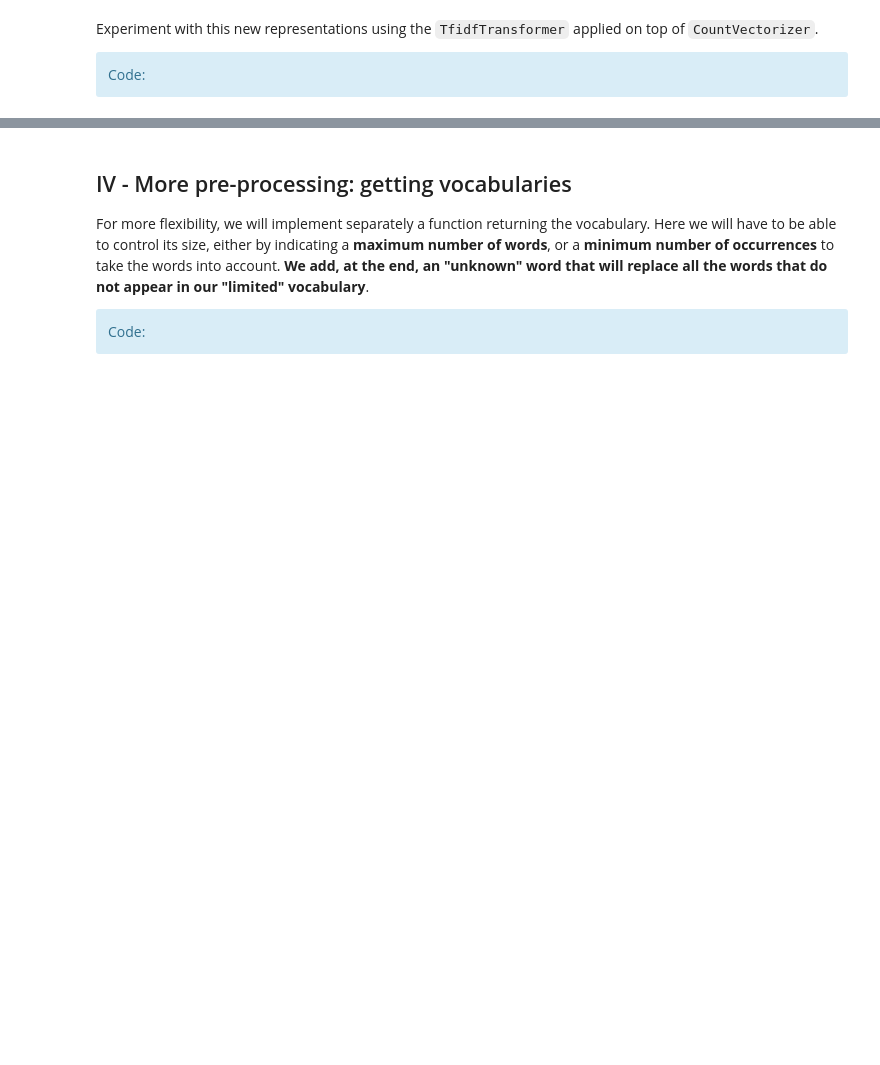
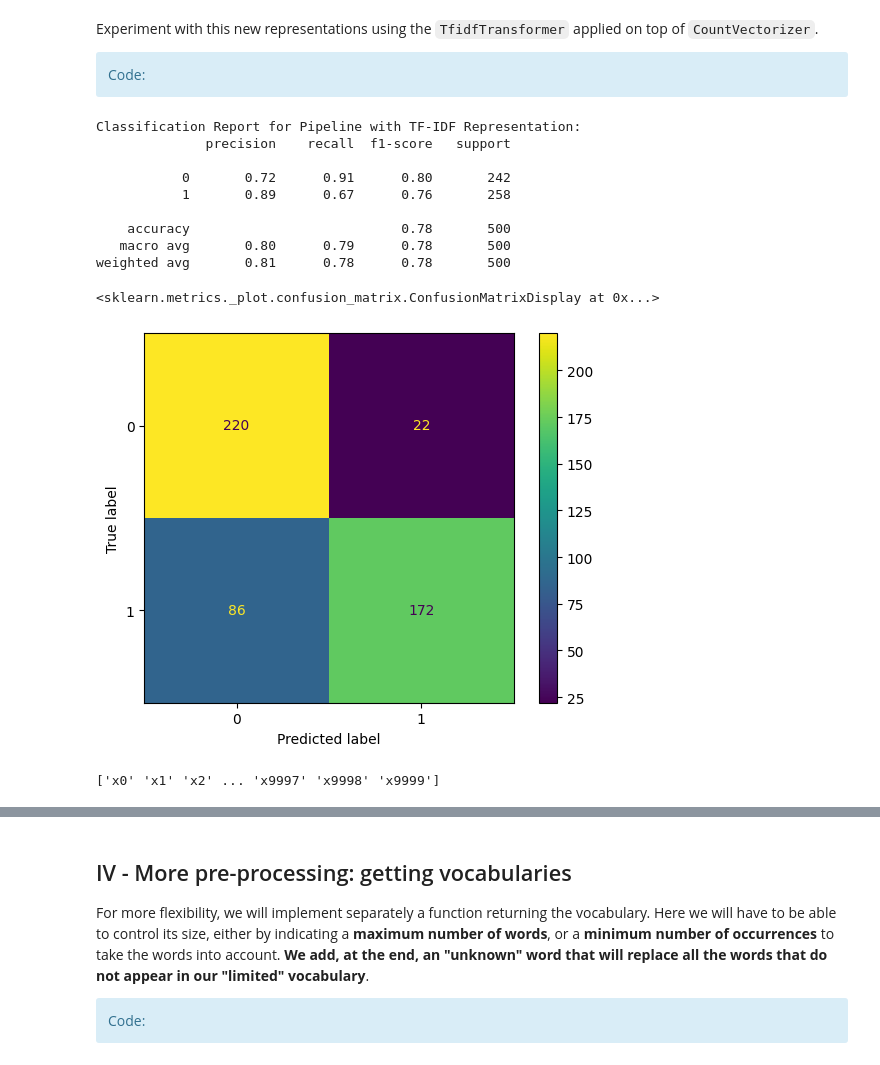
Before and after one commit to joaomelga/TP_Sentiment_Analysis_Hannas_Melga, a Jupyter notebook: movies_sentiment_tp.ipynb, the cells around one changed output, grey strips where cells are left out. Cells and saved outputs as stored; diff of their text form; code cells hidden in the pictures; blank space fills up the shorter version.

```diff
--- a/movies_sentiment_tp.ipynb
+++ b/movies_sentiment_tp.ipynb
@@ -705,6 +705,42 @@
             Code:</div>
 # %%
 from sklearn.feature_extraction.text import TfidfTransformer
+# %%
+# Define a pipeline with CountVectorizer, TfidfTransformer, and MultinomialNB
+pipeline_tfidf = Pipeline([
+    ('vect', CountVectorizer(max_features=30000, analyzer='word', stop_words=None)),
+    ('tfidf', TfidfTransformer()),
+    ('clf', MultinomialNB()),
+])
+
+# Fit the pipeline to the training data and make predictions on the validation data
+pipeline_tfidf.fit(train_texts_splt, train_labels_splt)
+val_pred_tfidf = pipeline_tfidf.predict(val_texts)
+
+# Print classification report for the pipeline with TF-IDF representation
+print("Classification Report for Pipeline with TF-IDF Representation:")
+print(classification_report(val_labels, val_pred_tfidf))
+
+classes = pipeline_tfidf.named_steps['clf'].classes_
+cm = confusion_matrix(val_labels, val_pred_tfidf, labels=classes)
+disp = ConfusionMatrixDisplay(confusion_matrix=cm, display_labels=classes)
+disp.plot()
+# %% [output]
+Classification Report for Pipeline with TF-IDF Representation:
+              precision    recall  f1-score   support
+
+           0       0.72      0.91      0.80       242
+           1       0.89      0.67      0.76       258
+
+    accuracy                           0.78       500
+   macro avg       0.80      0.79      0.78       500
+weighted avg       0.81      0.78      0.78       500
+<sklearn.metrics._plot.confusion_matrix.ConfusionMatrixDisplay at 0x...>
+[figure, added]
+# %%
+print(pipeline_tfidf.named_steps['tfidf'].get_feature_names_out()[:10000])
+# %% [output]
+['x0' 'x1' 'x2' ... 'x9997' 'x9998' 'x9999']
 # %%
 Tfidf = TfidfTransformer()
 Tfidf_train_bow = Tfidf.fit_transform(vectorizer_train_bow)
```
Also changed, not shown: parts of 15 cells of this notebook.
